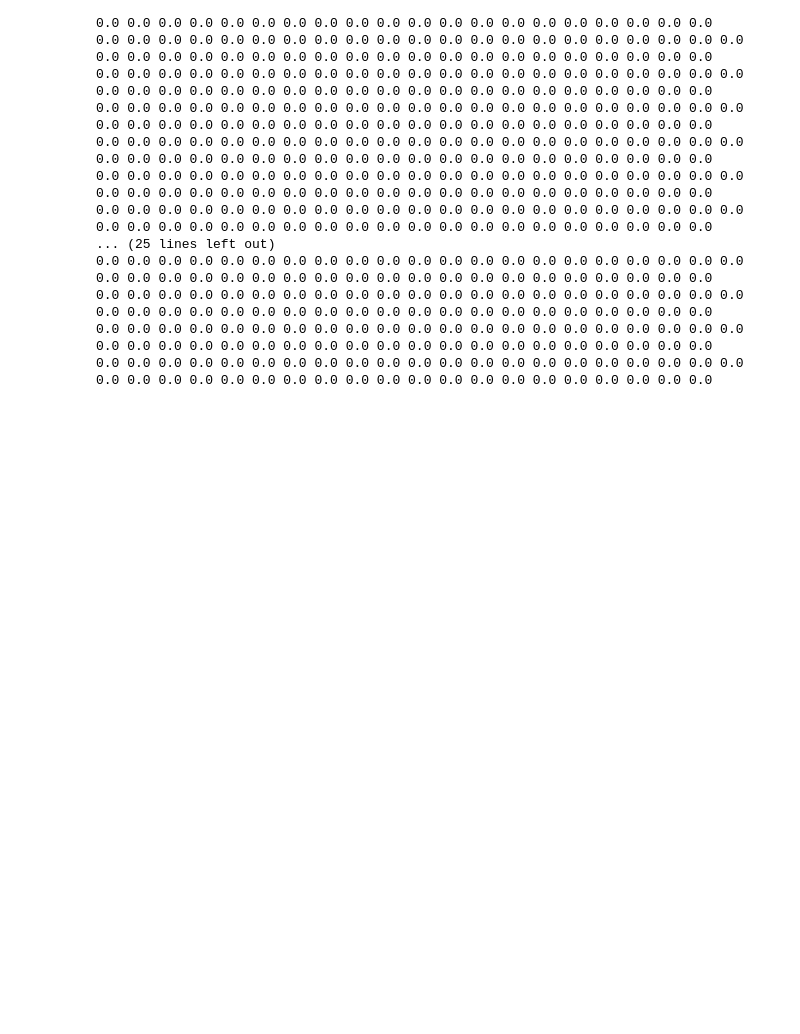
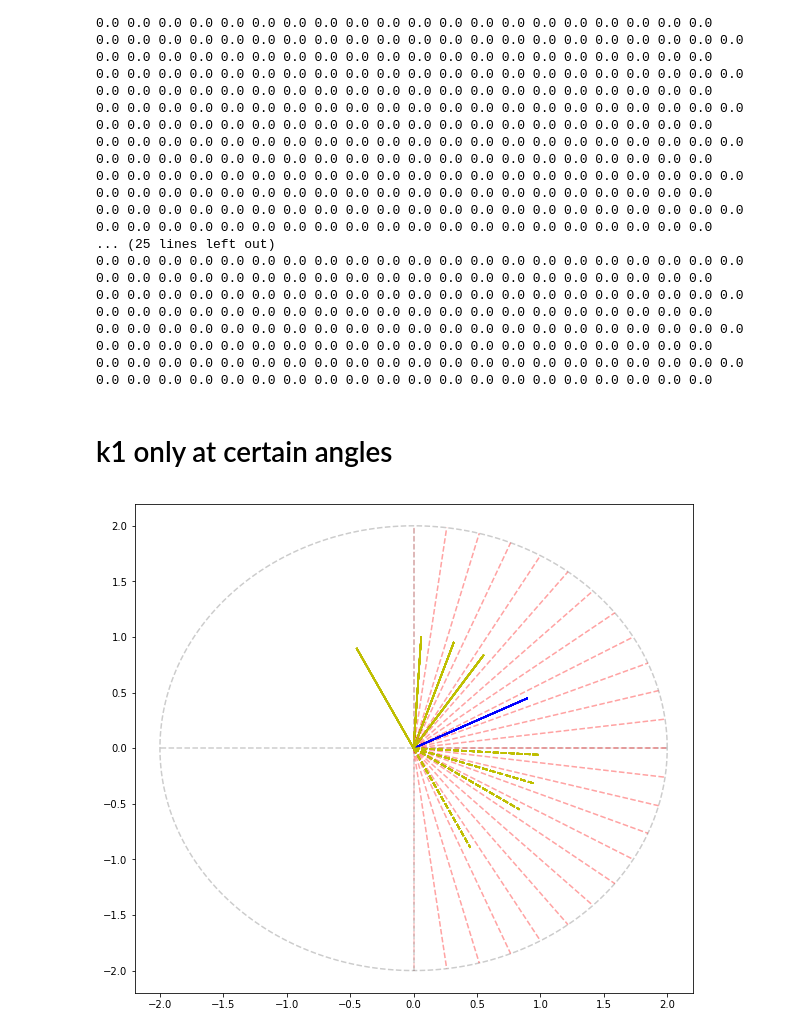
Before and after one commit to EndCar808/2D-Navier-Stokes, a Jupyter notebook: Plotting/SectorSyncAcrossSector_rw.ipynb, the cells around one changed output. Saved outputs shown, nothing was run; the diff lists cells and outputs as text; code cells hidden in the pictures; blank space fills up the shorter version.

```diff
--- a/Plotting/SectorSyncAcrossSector_rw.ipynb
+++ b/Plotting/SectorSyncAcrossSector_rw.ipynb
@@ -761,3 +761,57 @@ for i in range(2 * kmax - 1):
 0.0 0.0 0.0 0.0 0.0 0.0 0.0 0.0 0.0 0.0 0.0 0.0 0.0 0.0 0.0 0.0 0.0 0.0 0.0 0.0 0.0 0.0 0.0 0.0 0.0 0.0 0.0 0.0 0.0 0.0 0.0 0.0 0.0 0.0 0.0 0.0 0.0 0.0 0.0 0.0 0.0
 0.0 0.0 0.0 0.0 0.0 0.0 0.0 0.0 0.0 0.0 0.0 0.0 0.0 0.0 0.0 0.0 0.0 0.0 0.0 0.0 0.0 0.0 0.0 0.0 0.0 0.0 0.0 0.0 0.0 0.0 0.0 0.0 0.0 0.0 0.0 0.0 0.0 0.0 0.0 0.0 0.0
 0.0 0.0 0.0 0.0 0.0 0.0 0.0 0.0 0.0 0.0 0.0 0.0 0.0 0.0 0.0 0.0 0.0 0.0 0.0 0.0 0.0 0.0 0.0 0.0 0.0 0.0 0.0 0.0 0.0 0.0 0.0 0.0 0.0 0.0 0.0 0.0 0.0 0.0 0.0 0.0 0.0
+# %% [markdown]
+# k1 only at certain angles
+# %%
+n_theta   = 24
+dtheta    = np.pi / n_theta
+theta     = np.arange(-np.pi/2.0, np.pi/2.0 + dtheta, dtheta)
+mid_theta = (theta[1:] + theta[:-1]) * 0.5
+# %%
+k3 = [2, 1]
+k1 = [8, 5]
+# %%
+k3   = np.array(k3)
+k3   = k3 / np.linalg.norm(k3)
+k3_i = np.complex(k3[0], k3[1])
+# k1   = np.array(k1)
+# k1   = k1 / np.linalg.norm(k1)
+# k1_i = np.complex(k1[0], k1[1])
+
+plt.figure(figsize = (10, 9))
+plt.plot(x, y, 'k--', alpha = 0.2)
+plt.plot([0, 0], [-R, R], 'k--', alpha = 0.2)
+plt.plot([R, -R], [0, 0], 'k--', alpha = 0.2)
+for a in range(mid_theta.shape[0]):
+    ## Plot sectors
+    plt.plot([0, R*np.cos(mid_theta[a] - dtheta/2)], [0, R*np.sin(mid_theta[a] - dtheta/2)], 'r--', alpha = 0.2)
+    plt.plot([0, R*np.cos(mid_theta[a] + dtheta/2)], [0, R*np.sin(mid_theta[a] + dtheta/2)], 'r--', alpha = 0.2)
+    ## Plot k3
+    plt.plot([0, k3[0]], [0, k3[1]], 'b')
+    ## Plot k1 at 30 degrees
+    k1 = np.absolute(k3_i) * np.exp(1j * (np.angle(k3_i) + (n_theta/6) * dtheta))
+    plt.plot([0, np.real(k1)], [0, np.imag(k1)], 'y')
+    ## Plot k1 at 45 degrees
+    k1 = np.absolute(k3_i) * np.exp(1j * (np.angle(k3_i) + (n_theta/4) * dtheta))
+    plt.plot([0, np.real(k1)], [0, np.imag(k1)], 'y')
+    ## Plot k1 at 60 degrees
+    k1 = np.absolute(k3_i) * np.exp(1j * (np.angle(k3_i) + (n_theta/3) * dtheta))
+    plt.plot([0, np.real(k1)], [0, np.imag(k1)], 'y')
+    ## Plot k1 at 90 degrees
+    k1 = np.absolute(k3_i) * np.exp(1j * (np.angle(k3_i) + (n_theta/2) * dtheta))
+    plt.plot([0, np.real(k1)], [0, np.imag(k1)], 'y')
+    ## Plot k1 at 30 degrees
+    k1 = np.absolute(k3_i) * np.exp(1j * (np.angle(k3_i) - (n_theta/6) * dtheta))
+    plt.plot([0, np.real(k1)], [0, np.imag(k1)], 'y--')
+    ## Plot k1 at 45 degrees
+    k1 = np.absolute(k3_i) * np.exp(1j * (np.angle(k3_i) - (n_theta/4) * dtheta))
+    plt.plot([0, np.real(k1)], [0, np.imag(k1)], 'y--')
+    ## Plot k1 at 60 degrees
+    k1 = np.absolute(k3_i) * np.exp(1j * (np.angle(k3_i) - (n_theta/3) * dtheta))
+    plt.plot([0, np.real(k1)], [0, np.imag(k1)], 'y--')
+    ## Plot k1 at 90 degrees
+    k1 = np.absolute(k3_i) * np.exp(1j * (np.angle(k3_i) - (n_theta/2) * dtheta))
+    plt.plot([0, np.real(k1)], [0, np.imag(k1)], 'y--')
+# %% [output]
+[figure, added]
```
Also changed, not shown: 5 other files.
